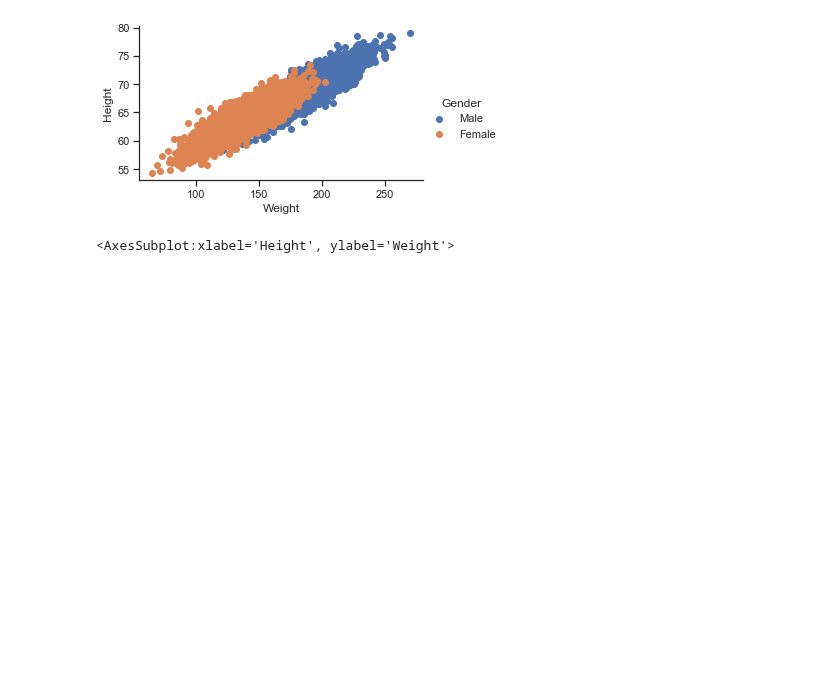
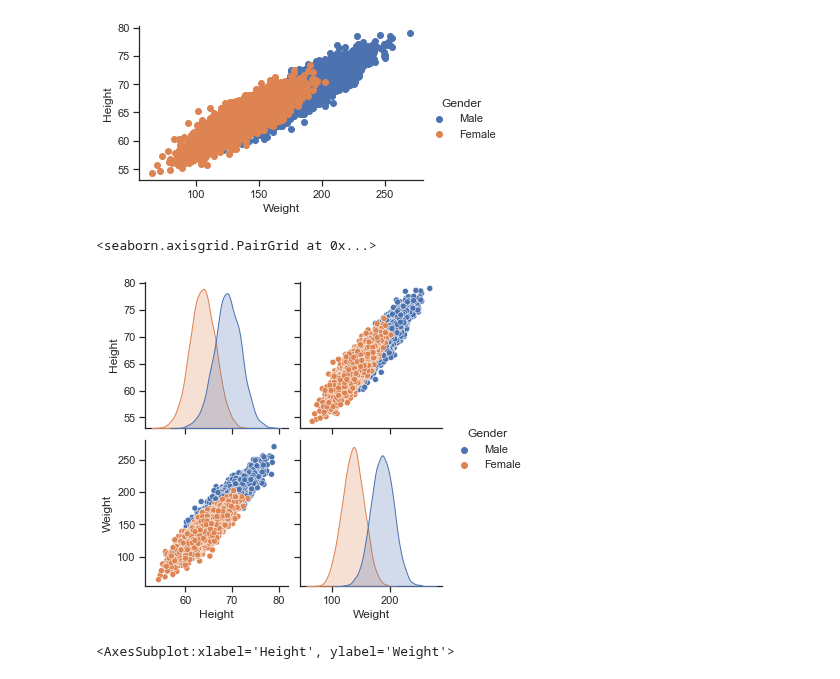
Before and after one commit to dantohe/Springboard, a Jupyter notebook: classification/logistic_regression/Mini_Project_Logistic_Regression.ipynb, the cells around one changed output. Drawn from its saved outputs; the diff is of its cells as text; code cells hidden in the pictures; blank space fills up the shorter version.

```diff
--- a/classification/logistic_regression/Mini_Project_Logistic_Regression.ipynb
+++ b/classification/logistic_regression/Mini_Project_Logistic_Regression.ipynb
@@ -165,4 +165,10 @@ fg.map(pyplot.scatter, 'Weight', 'Height').add_legend()
 # %% [output]
 <seaborn.axisgrid.FacetGrid at 0x...>
 [figure]
+# %%
+#another way to do it
+sns.pairplot(dflog,hue='Gender')
+# %% [output]
+<seaborn.axisgrid.PairGrid at 0x...>
+[figure, added]
 # %%
```
Also changed, not shown: parts of 19 cells of this notebook.
